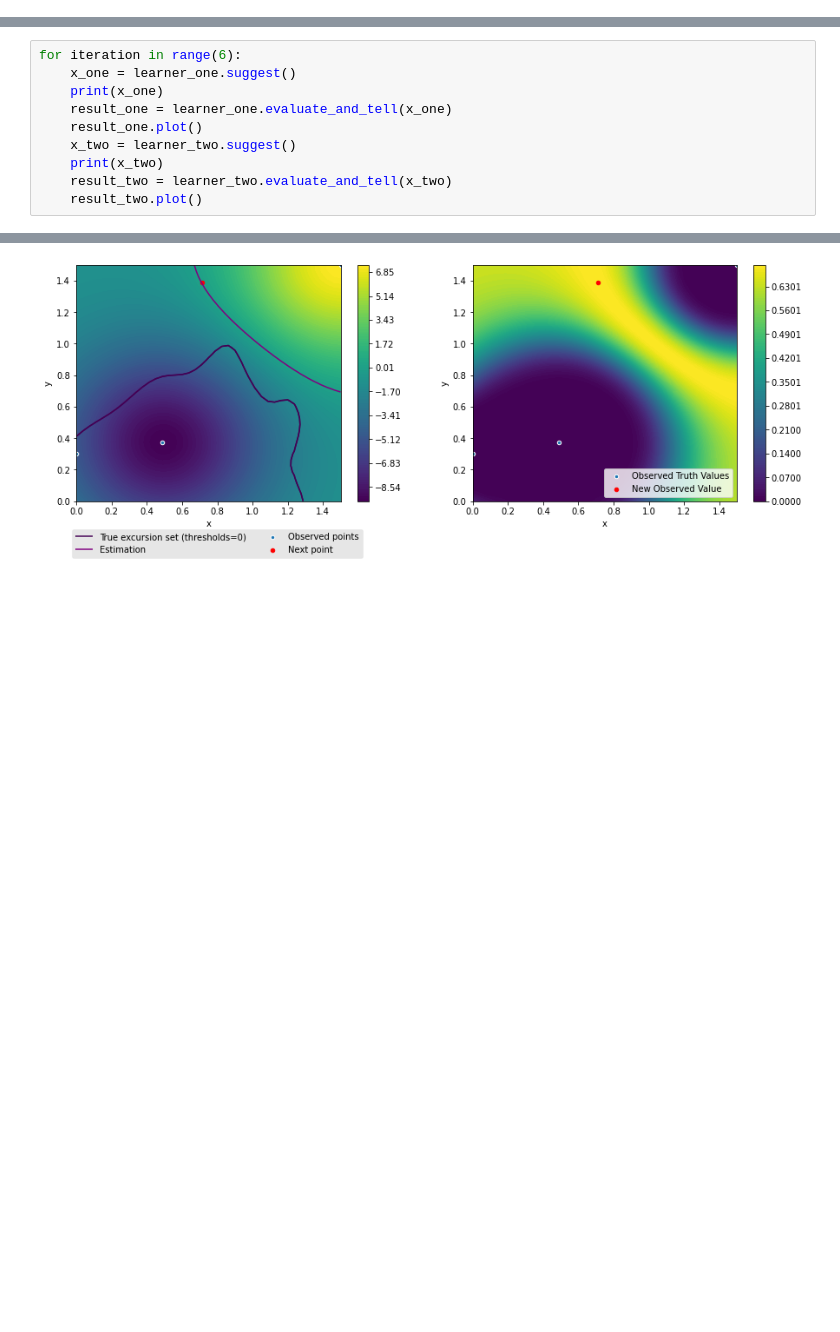
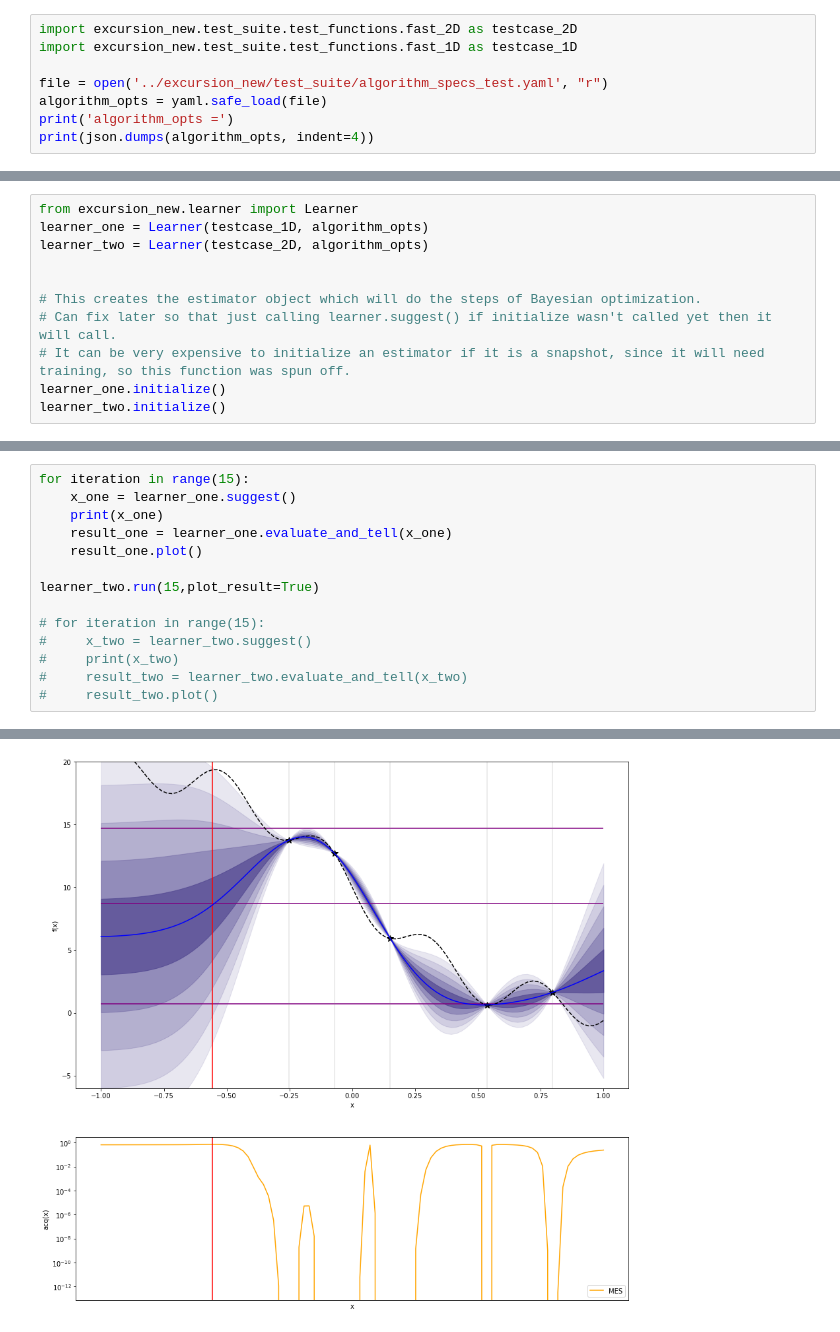
Before and after one commit to diana-hep/excursion, a Jupyter notebook: excursion_new/testing.ipynb, the cells around one changed output, grey strips where cells are left out. Drawn from its saved outputs; the diff is of its cells as text; blank space fills up the shorter version.

```diff
--- a/excursion_new/testing.ipynb
+++ b/excursion_new/testing.ipynb
@@ -12,0 +30,8 @@ learner_two.initialize()
+# %%
+import excursion_new.test_suite.test_functions.fast_2D as testcase_2D
+import excursion_new.test_suite.test_functions.fast_1D as testcase_1D
+
+file = open('../excursion_new/test_suite/algorithm_specs_test.yaml', "r")
+algorithm_opts = yaml.safe_load(file)
+print('algorithm_opts =')
+print(json.dumps(algorithm_opts, indent=4))
@@ -12,0 +58,11 @@ learner_two.initialize()
+# %%
+from excursion_new.learner import Learner
+learner_one = Learner(testcase_1D, algorithm_opts)
+learner_two = Learner(testcase_2D, algorithm_opts)
+
+
+# This creates the estimator object which will do the steps of Bayesian optimization.
+# Can fix later so that just calling learner.suggest() if initialize wasn't called yet then it will call.
+# It can be very expensive to initialize an estimator if it is a snapshot, since it will need training, so this function was spun off.
+learner_one.initialize()
+learner_two.initialize()
@@ -13,11 +73,15 @@ learner_two.initialize()
 # %%
-for iteration in range(6):
+for iteration in range(15):
     x_one = learner_one.suggest()
     print(x_one)
     result_one = learner_one.evaluate_and_tell(x_one)
     result_one.plot()
-    x_two = learner_two.suggest()
-    print(x_two)
-    result_two = learner_two.evaluate_and_tell(x_two)
-    result_two.plot()
+
+learner_two.run(15,plot_result=True)
+
+# for iteration in range(15):
+#     x_two = learner_two.suggest()
+#     print(x_two)
+#     result_two = learner_two.evaluate_and_tell(x_two)
+#     result_two.plot()
 # %% [output]
@@ -27 +91 @@ tensor([[1.5000, 1.5000]], device='cuda:0', dtype=torch.float64)
-[figure, old version]
+[figure, new version]
```
Also changed, not shown: parts of 10 cells of this notebook, 5 other files.
